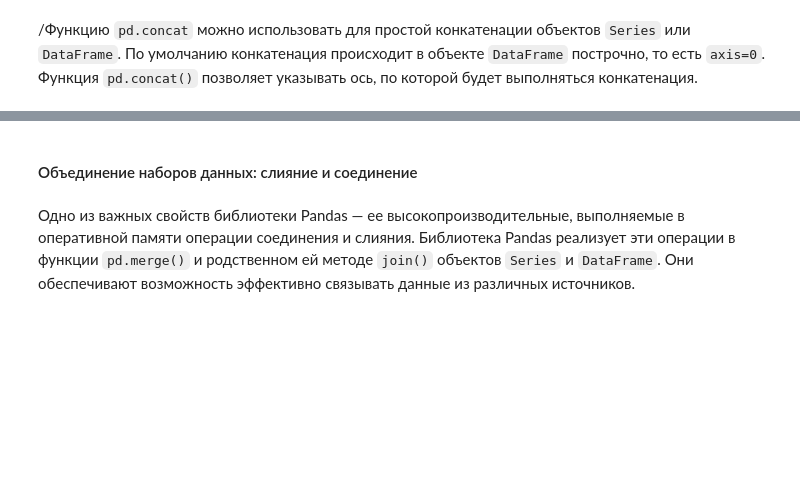
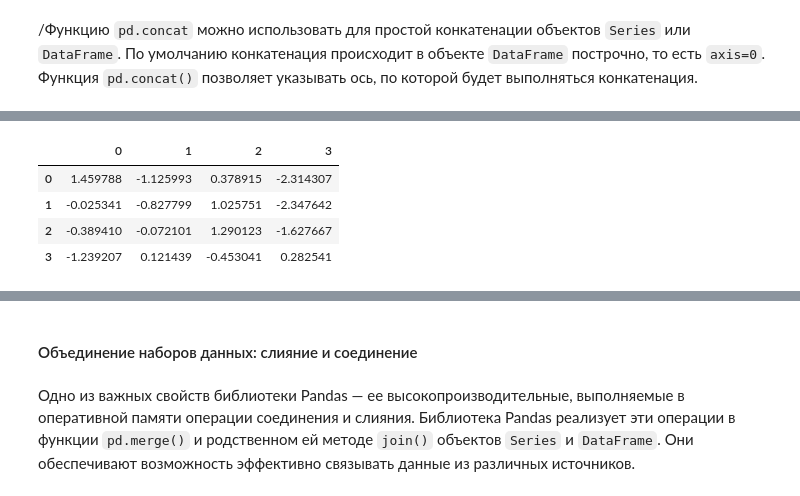
Before and after one commit to runnerup96/SBT-machine-learning-seminars, a Jupyter notebook: Введение в Python для ML/Pandas.ipynb, the cells around one changed output, grey strips where cells are left out. Saved outputs shown, nothing was run; the diff lists cells and outputs as text; code cells hidden in the pictures; blank space fills up the shorter version.

```diff
--- a/Введение в Python для ML/Pandas.ipynb
+++ b/Введение в Python для ML/Pandas.ipynb
@@ -458,6 +1226,12 @@ pieces[0]
 for small_df in pieces:
     small_df.index = pieces[0].index
 # %%
-pieces[2]
+pieces[0]
+# %% [output]
+|  | 0 | 1 | 2 | 3 |
+| 0 | 1.459788 | -1.125993 | 0.378915 | -2.314307 |
+| 1 | -0.025341 | -0.827799 | 1.025751 | -2.347642 |
+| 2 | -0.389410 | -0.072101 | 1.290123 | -1.627667 |
+| 3 | -1.239207 | 0.121439 | -0.453041 | 0.282541 |
 # %%
 pd.concat(pieces,axis=1)
```
Also changed, not shown: parts of 154 cells of this notebook, 4 other files.
